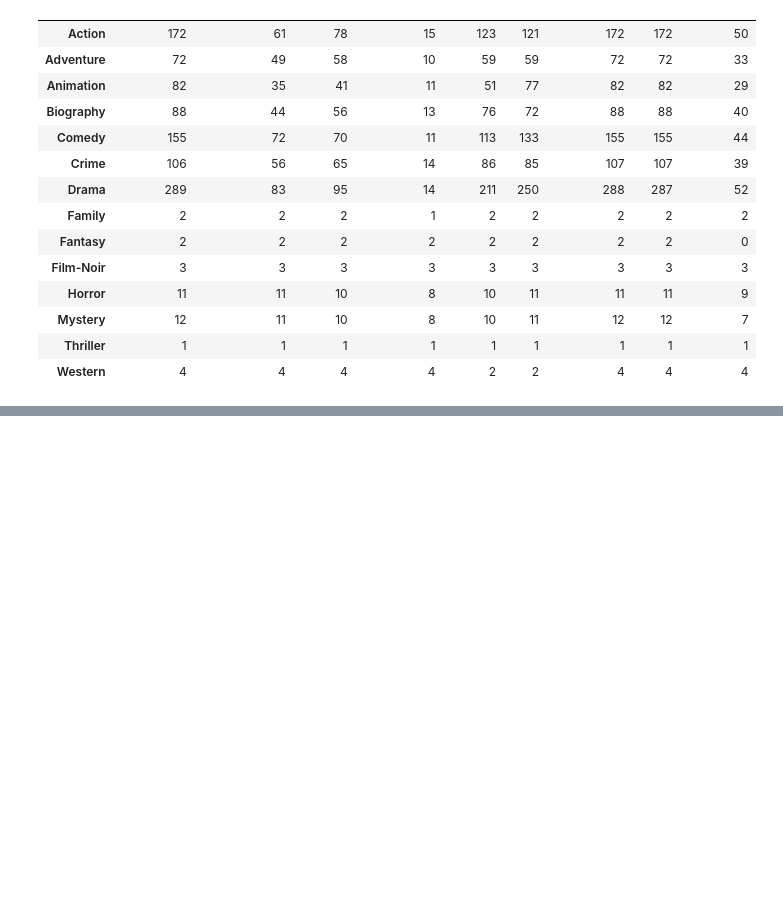
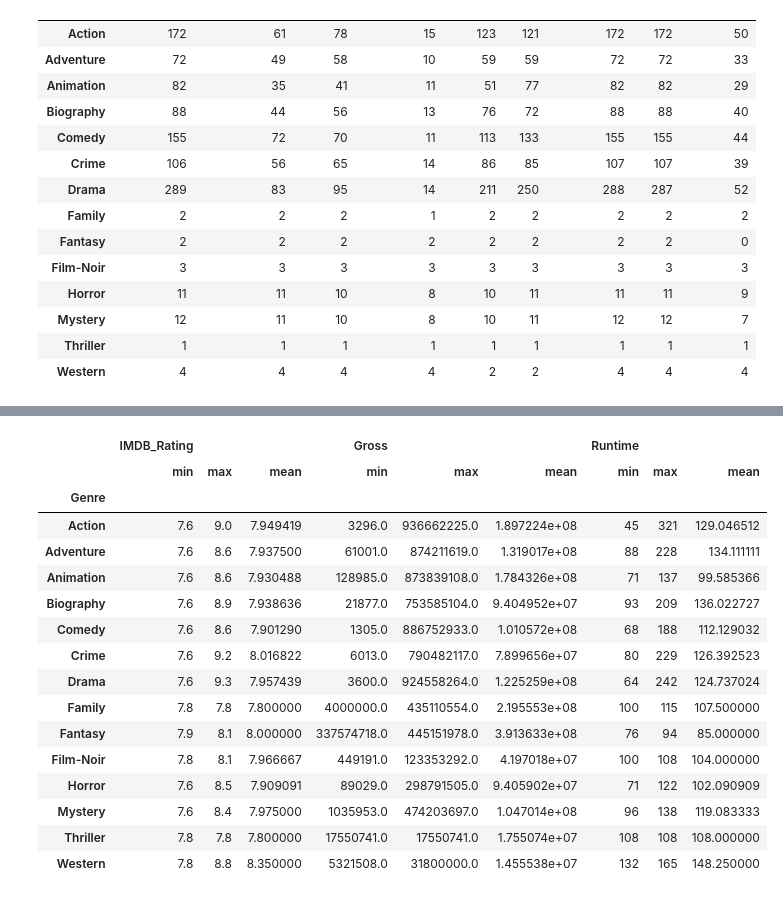
Before and after one commit to Muhammad-Waleed-Source/Pandas, a Jupyter notebook: Pandas_4_GroupBy_Object.ipynb, the cells around one changed output, grey strips where cells are left out. Drawn from its saved outputs; the diff is of its cells as text; code cells hidden in the pictures; blank space fills up the shorter version.

Commit message:
aggregate function

```diff
--- a/Pandas_4_GroupBy_Object.ipynb
+++ b/Pandas_4_GroupBy_Object.ipynb
@@ -421,0 +454,30 @@ movies.groupby('Genre').nunique()
+# %%
+# applying three aggregate methods on every column
+
+# movies.groupby('Genre').agg(['min', 'max', 'mean'])
+
+# This will not work because we also have non numeric cols either we have to specifiy each non numeric col or write this
+
+# 1
+movies.select_dtypes(include='number').groupby(movies['Genre']).agg(['min', 'max', 'mean'])
+
+# 2
+# movies.groupby('Genre')[['IMDB_Rating', 'Gross', 'Runtime']].agg(['min', 'max', 'mean'])
+# %% [output]
+|  | IMDB_Rating |  |  | Gross |  |  | Runtime |  |  |
+|  | min | max | mean | min | max | mean | min | max | mean |
+| Genre |  |  |  |  |  |  |  |  |  |
+| Action | 7.6 | 9.0 | 7.949419 | 3296.0 | 936662225.0 | 1.897224e+08 | 45 | 321 | 129.046512 |
+| Adventure | 7.6 | 8.6 | 7.937500 | 61001.0 | 874211619.0 | 1.319017e+08 | 88 | 228 | 134.111111 |
+| Animation | 7.6 | 8.6 | 7.930488 | 128985.0 | 873839108.0 | 1.784326e+08 | 71 | 137 | 99.585366 |
+| Biography | 7.6 | 8.9 | 7.938636 | 21877.0 | 753585104.0 | 9.404952e+07 | 93 | 209 | 136.022727 |
+| Comedy | 7.6 | 8.6 | 7.901290 | 1305.0 | 886752933.0 | 1.010572e+08 | 68 | 188 | 112.129032 |
+| Crime | 7.6 | 9.2 | 8.016822 | 6013.0 | 790482117.0 | 7.899656e+07 | 80 | 229 | 126.392523 |
+| Drama | 7.6 | 9.3 | 7.957439 | 3600.0 | 924558264.0 | 1.225259e+08 | 64 | 242 | 124.737024 |
+| Family | 7.8 | 7.8 | 7.800000 | 4000000.0 | 435110554.0 | 2.195553e+08 | 100 | 115 | 107.500000 |
+| Fantasy | 7.9 | 8.1 | 8.000000 | 337574718.0 | 445151978.0 | 3.913633e+08 | 76 | 94 | 85.000000 |
+| Film-Noir | 7.8 | 8.1 | 7.966667 | 449191.0 | 123353292.0 | 4.197018e+07 | 100 | 108 | 104.000000 |
+| Horror | 7.6 | 8.5 | 7.909091 | 89029.0 | 298791505.0 | 9.405902e+07 | 71 | 122 | 102.090909 |
+| Mystery | 7.6 | 8.4 | 7.975000 | 1035953.0 | 474203697.0 | 1.047014e+08 | 96 | 138 | 119.083333 |
+| Thriller | 7.8 | 7.8 | 7.800000 | 17550741.0 | 17550741.0 | 1.755074e+07 | 108 | 108 | 108.000000 |
+| Western | 7.8 | 8.8 | 8.350000 | 5321508.0 | 31800000.0 | 1.455538e+07 | 132 | 165 | 148.250000 |
```
Also changed, not shown: parts of 3 cells of this notebook.
